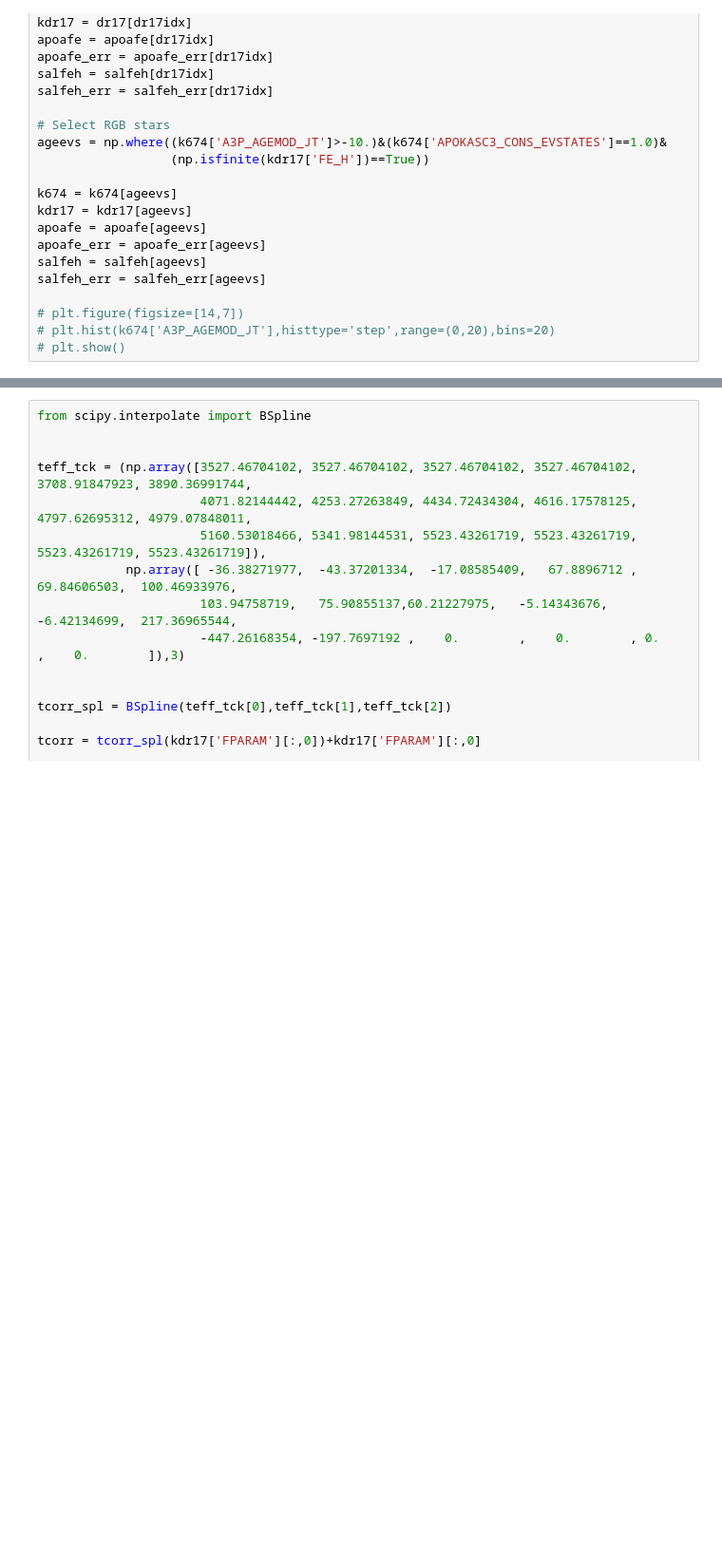
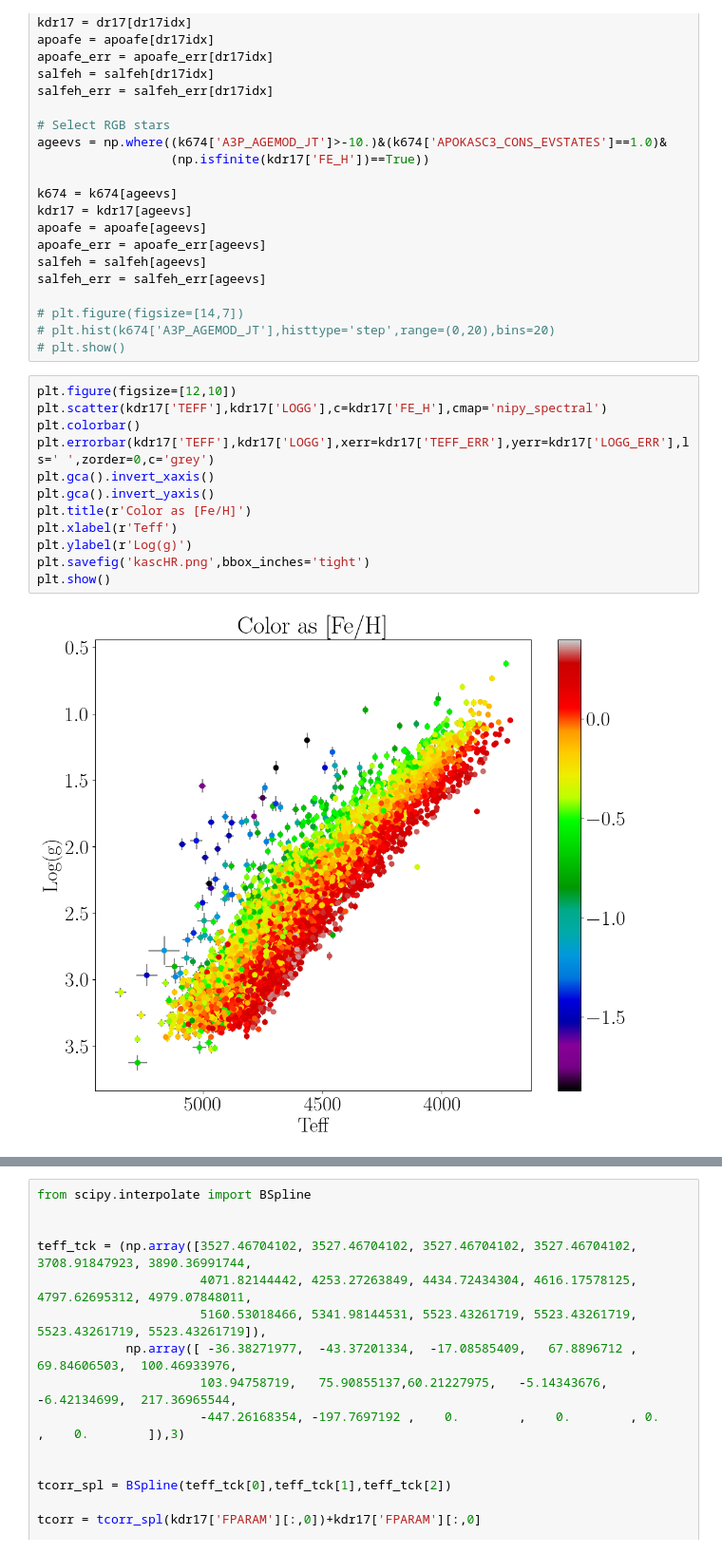
Before and after one commit to JoshuaPovick/Age_Fitting, a Jupyter notebook: notebooks/A_codE_to_calculaTe_stellAr_ageS-APOKASC.ipynb, the cells around one changed output, grey strips where cells are left out. Shown at 95% size. Saved outputs shown, nothing was run; the diff lists cells and outputs as text; blank space fills up the shorter version.

```diff
--- a/notebooks/A_codE_to_calculaTe_stellAr_ageS-APOKASC.ipynb
+++ b/notebooks/A_codE_to_calculaTe_stellAr_ageS-APOKASC.ipynb
@@ -1370,6 +1370,20 @@ salfeh_err = salfeh_err[ageevs]
 # plt.figure(figsize=[14,7])
 # plt.hist(k674['A3P_AGEMOD_JT'],histtype='step',range=(0,20),bins=20)
 # plt.show()
+# %%
+plt.figure(figsize=[12,10])
+plt.scatter(kdr17['TEFF'],kdr17['LOGG'],c=kdr17['FE_H'],cmap='nipy_spectral')
+plt.colorbar()
+plt.errorbar(kdr17['TEFF'],kdr17['LOGG'],xerr=kdr17['TEFF_ERR'],yerr=kdr17['LOGG_ERR'],ls=' ',zorder=0,c='grey')
+plt.gca().invert_xaxis()
+plt.gca().invert_yaxis()
+plt.title(r'Color as [Fe/H]')
+plt.xlabel(r'Teff')
+plt.ylabel(r'Log(g)')
+plt.savefig('kascHR.png',bbox_inches='tight')
+plt.show()
+# %% [output]
+[figure, added]
 # %%
 gaiaedr3 = fits.getdata('/Users/joshuapovick/Desktop/Research/gaia/GAIAEDR3allStar.fits.gz')
 
```
Also changed, not shown: parts of 24 cells of this notebook, 9 other files.
